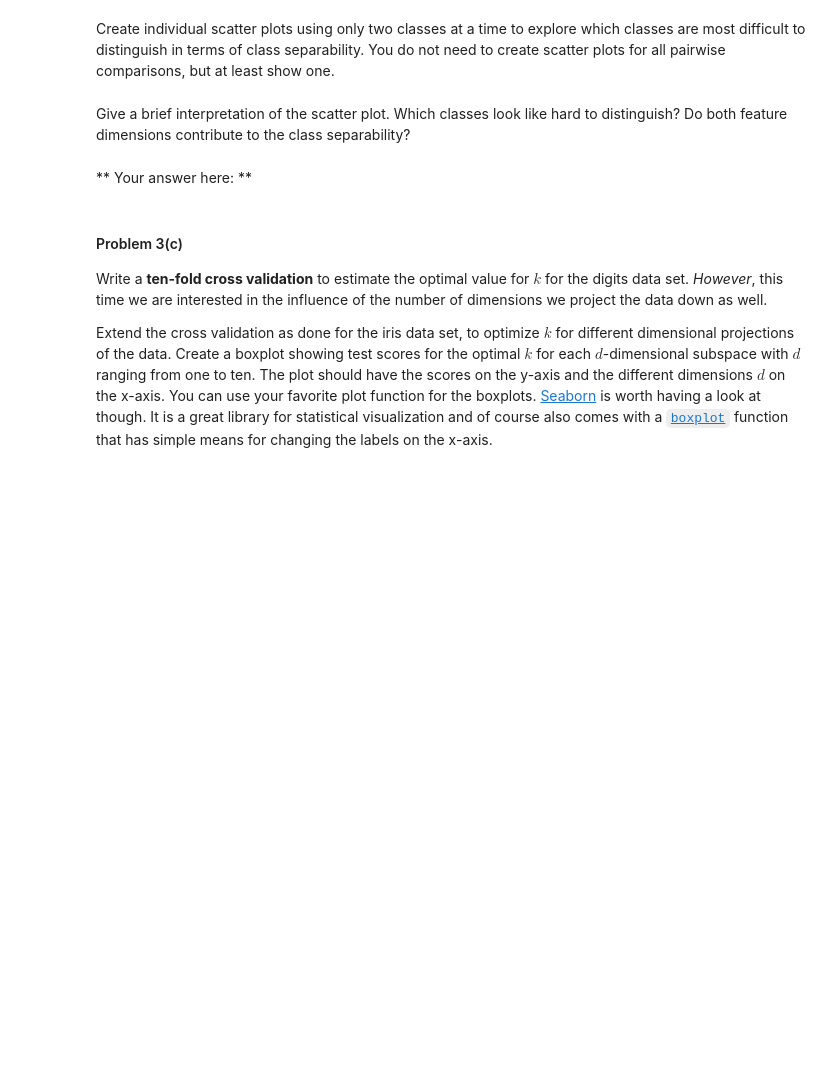
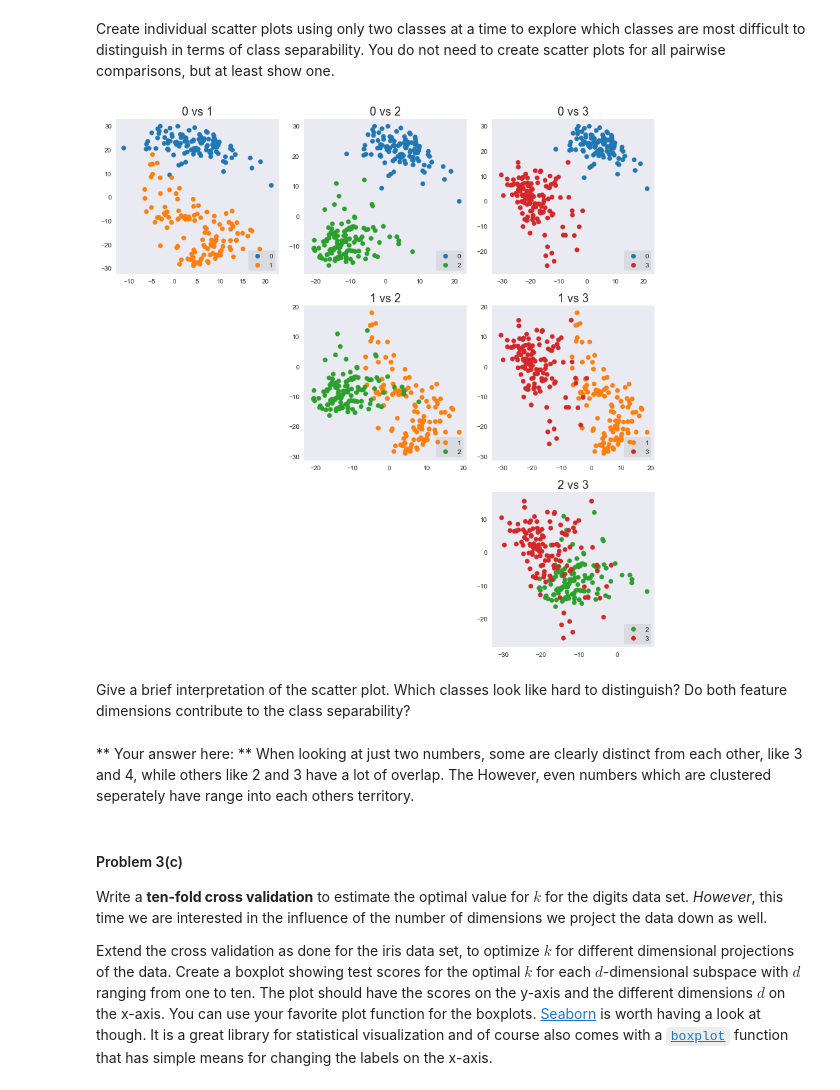
Before and after one commit to fergusio/cs109-2015, a Jupyter notebook: homework/HW3.ipynb, the cells around one changed output. Saved outputs shown, nothing was run; the diff lists cells and outputs as text; code cells hidden in the pictures; blank space fills up the shorter version.

```diff
--- a/homework/HW3.ipynb
+++ b/homework/HW3.ipynb
@@ -780,7 +875,43 @@ Create individual scatter plots using only two classes at a time to explore whic
+# %%
+NUMS = 4 # make plots for digits from 0 to this number
+
+# setting up the number combinations
+from itertools import combinations
+combs = np.array([i for i in combinations(range(NUMS),2)])
+
+fig = plt.figure(figsize=(16,16))
+sns.despine(left=True, bottom=True)
+cmap = plt.cm.get_cmap('tab10')
+grid_size = (NUMS, NUMS)
+
+axes = [] # holds all the subplots
+i = 0 # the axis number
+
+for x, y in combs:
+    # first we need to seperate out the x and y digits
+    mask_x = np.ma.masked_where(y_train==x, y_train).mask
+    mask_y = np.ma.masked_where(y_train==y, y_train).mask
+
+    axes.append(plt.subplot2grid(grid_size, (x,y)))
+    axes[i].set_title(f"{x} vs {y}", fontsize=18)
+
+    # scatter plot for digit x
+    axes[i].scatter(x_pca[:,0][mask_x], x_pca[:,1][mask_x],
+                    c=[cmap(i/10) for i in y_train[mask_x]], label=str(x))
+    # scatter plot for digit y
+    axes[i].scatter(x_pca[:,0][mask_y], x_pca[:,1][mask_y],
+                    c=[cmap(i/10) for i in y_train[mask_y]], label=str(y))
+
+    axes[i].legend(loc="lower right", facecolor="grey", frameon=True, framealpha=0.15)
+    i += 1
+
+fig.tight_layout()
+# %% [output]
+[figure, added]
 # %% [markdown]
 Give a brief interpretation of the scatter plot. Which classes look like hard to distinguish? Do both feature dimensions contribute to the class separability?
-# %% [markdown]
-** Your answer here: **
+# %% [markdown]
+** Your answer here: ** When looking at just two numbers, some are clearly distinct from each other, like 3 and 4, while others like 2 and 3 have a lot of overlap. The However, even numbers which are clustered seperately have range into each others territory.
 # %% [markdown]
 #### Problem 3(c)
 
```
Also changed, not shown: parts of 31 cells of this notebook, 1 other file.
